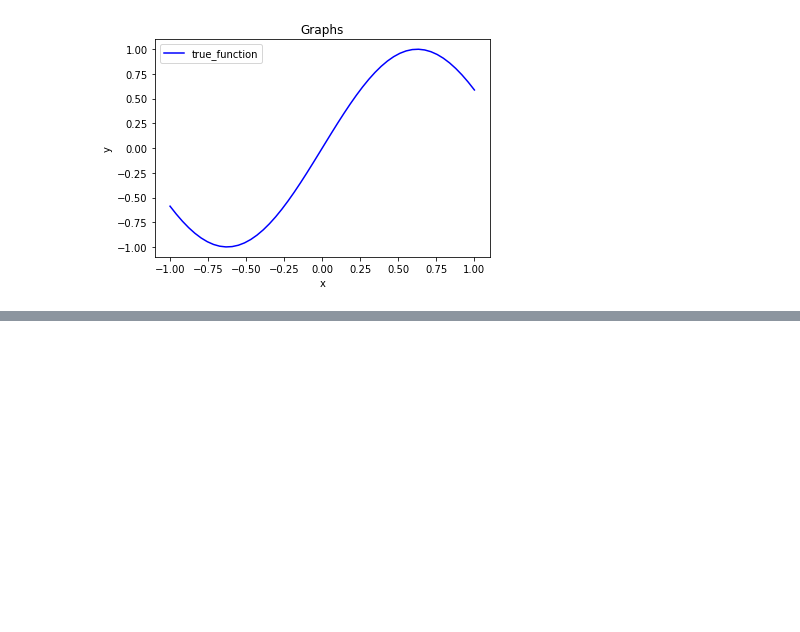
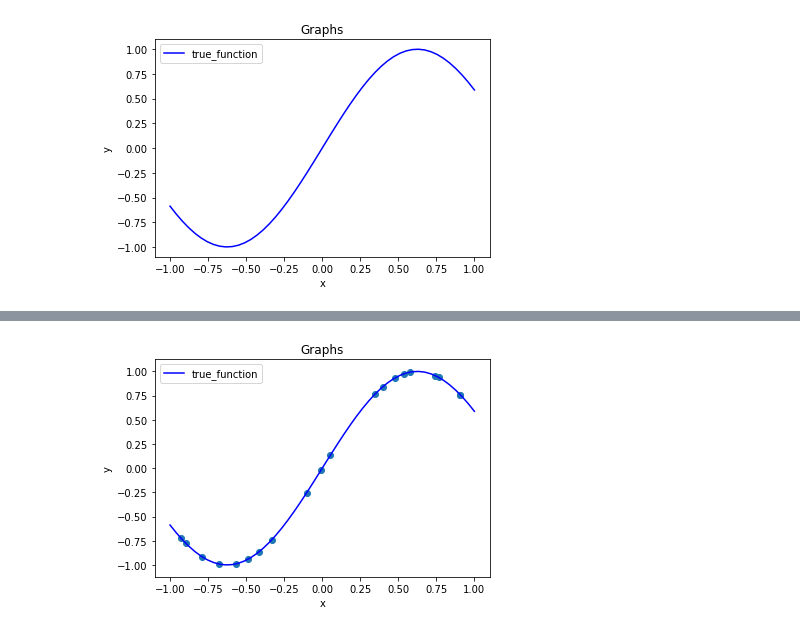
Before and after one commit to Noan0401/Data_mining_exercise, a Jupyter notebook: ex_1.ipynb, the cells around one changed output, grey strips where cells are left out. Saved outputs shown, nothing was run; the diff lists cells and outputs as text; code cells hidden in the pictures; blank space fills up the shorter version.

```diff
--- a/ex_1.ipynb
+++ b/ex_1.ipynb
@@ -23,0 +35,3 @@ plt.show()
+# %%
+random_array = np.random.uniform(-1, 1, 20)
+print(random_array)
@@ -23,0 +43,10 @@ plt.show()
+# %%
+true_value = []
+df_array = []
+
+for i in random_array:
+    true_value.append(true_function(i))
+    df_array.append([i,true_function(i)])
+
+print(true_value)
+print(df_array)
@@ -23,0 +81,15 @@ plt.show()
+# %%
+X = random_array
+Y = true_value
+
+x = np.linspace(-1, 1)
+plt.plot(x, np.sin(np.pi * x * 0.8), color='b', ls='-', label='true_function')
+plt.legend()
+plt.xlabel('x')
+plt.ylabel('y')
+plt.title('Graphs')
+plt.scatter(X, Y, label='data set')
+plt.savefig("ex1.2.png")
+plt.show()
+# %% [output]
+[figure, added]
```
Also changed, not shown: parts of 4 cells of this notebook, 1 other file.
